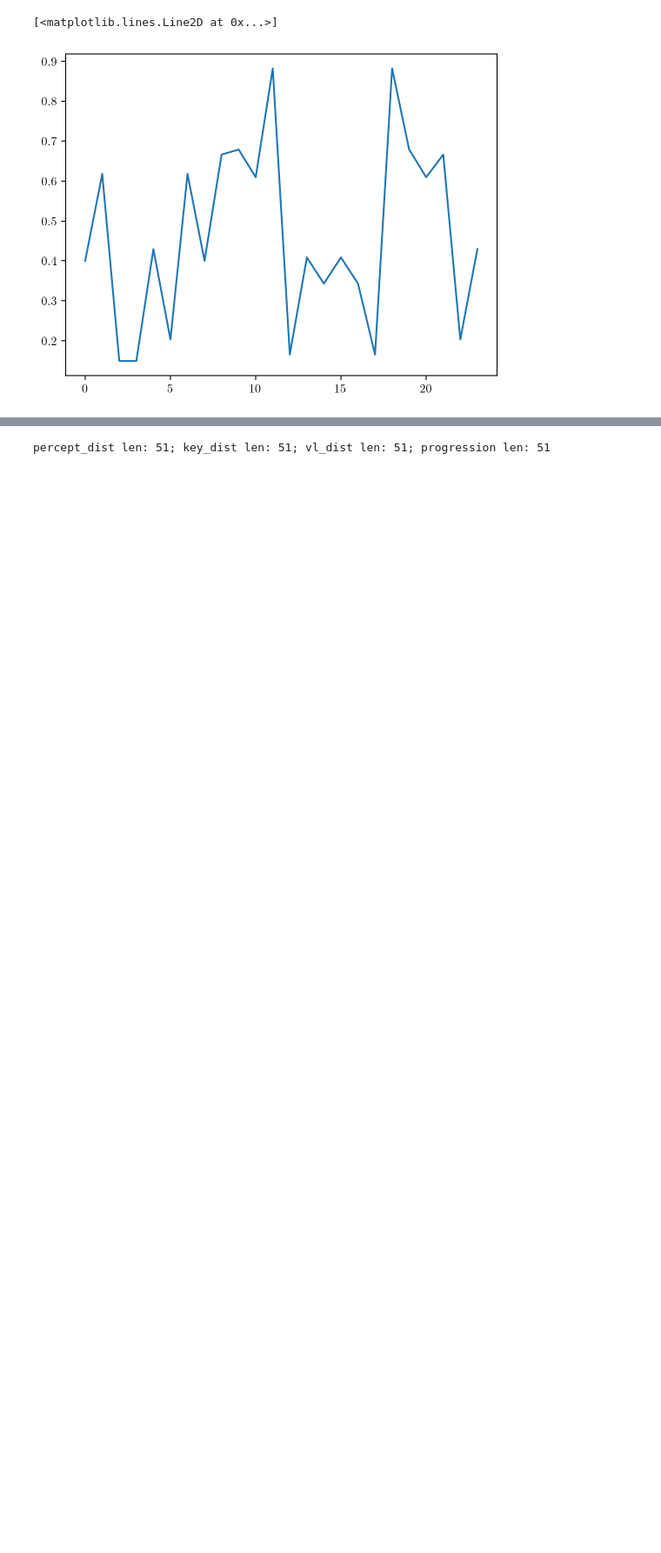
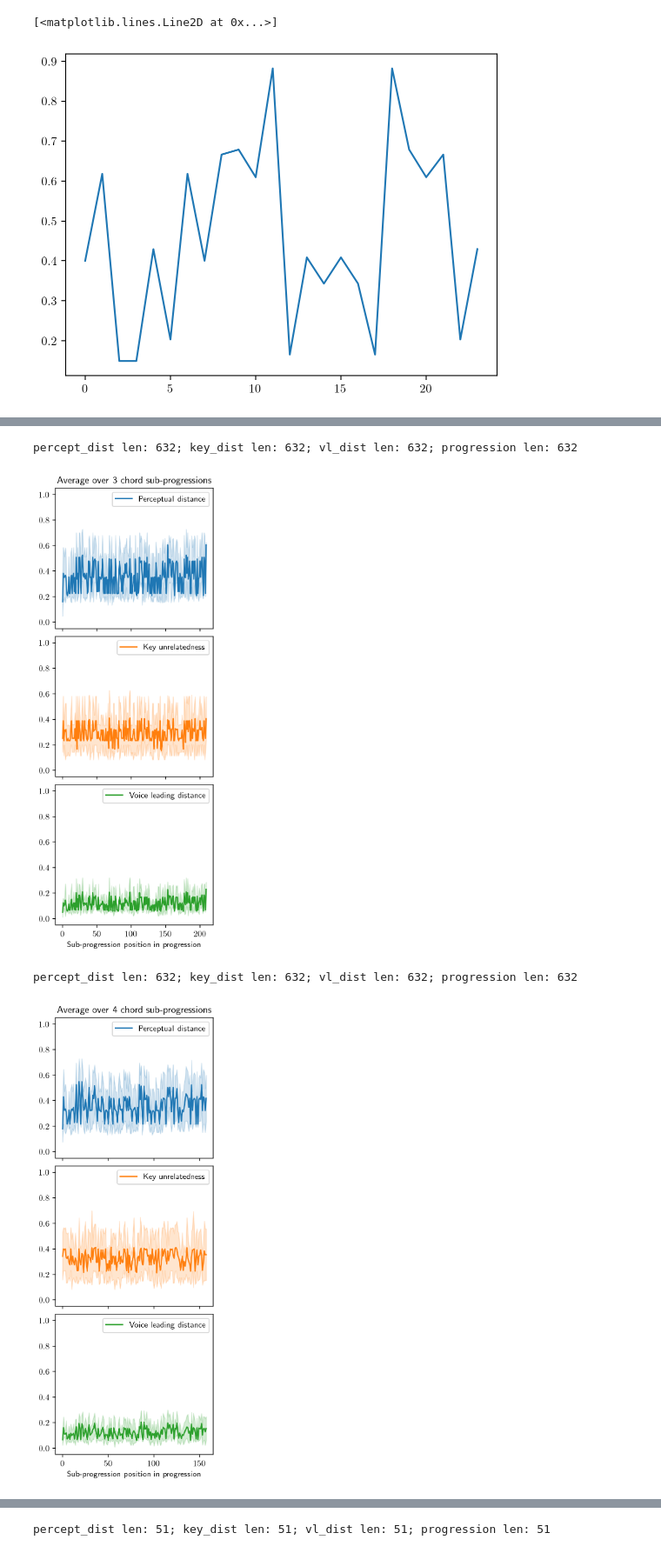
Before and after one commit to zatkins-dev/ChordDyn, a Jupyter notebook: script/results.ipynb, the cells around one changed output, grey strips where cells are left out. Shown at 87% size. Drawn from its saved outputs; the diff is of its cells as text; code cells hidden in the pictures; blank space fills up the shorter version.

```diff
--- a/script/results.ipynb
+++ b/script/results.ipynb
@@ -247,6 +245,11 @@ def plot_windowed_metrics(progression, window=4):
 # plot_metrics(full_progression, window=4)
 # plot_metrics(full_progression, window=6)
 # %%
-# plot_windowed_metrics(full_progression, window=3)
-# plot_windowed_metrics(full_progression, window=4)
-# plot_windowed_metrics(full_progression, window=6)
+plot_windowed_metrics(full_progression, window=3)
+plot_windowed_metrics(full_progression, window=4)
+plot_windowed_metrics(full_progression, window=6)
+# %% [output]
+percept_dist len: 632; key_dist len: 632; vl_dist len: 632; progression len: 632
+[figure, added]
+percept_dist len: 632; key_dist len: 632; vl_dist len: 632; progression len: 632
+[figure, added]
```
Also changed, not shown: parts of 8 cells of this notebook, 9 other files.
